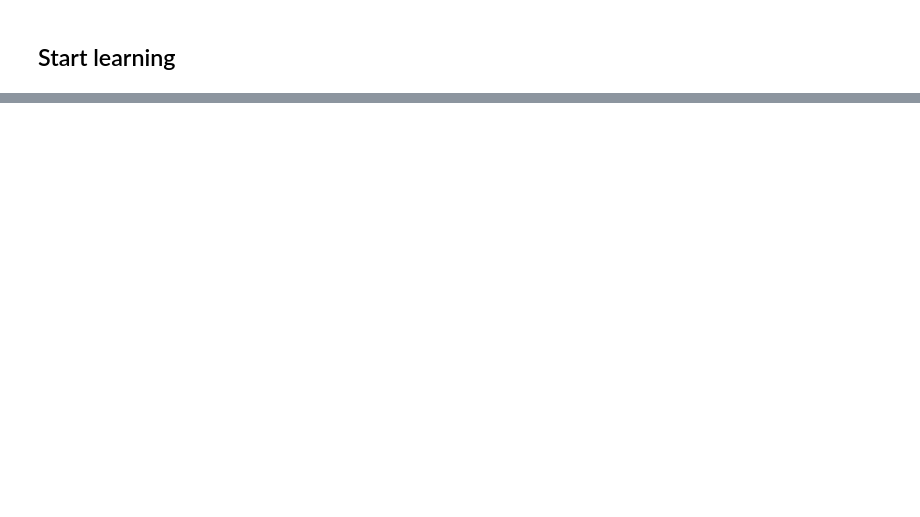
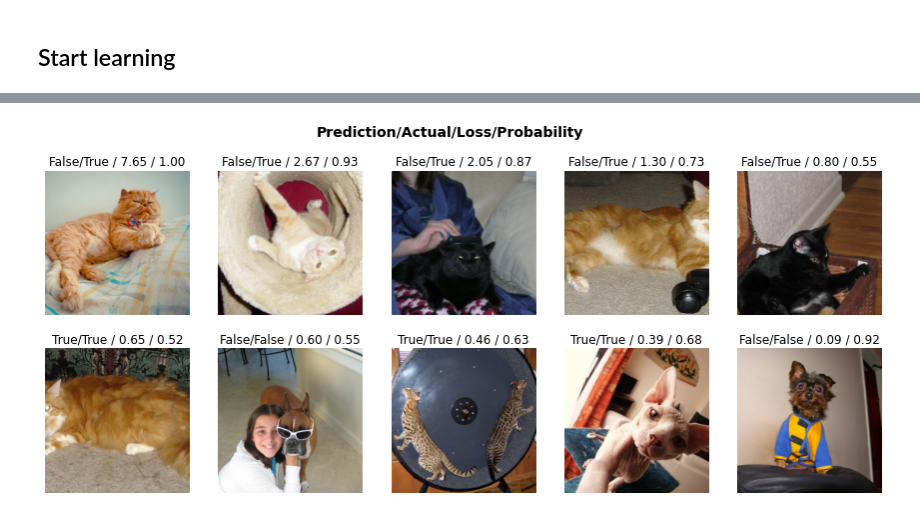
Before and after one commit to alukashenkov/yc-fastai-test, a Jupyter notebook: yc-fastai-test.ipynb, the cells around one changed output, grey strips where cells are left out. Cells and saved outputs as stored; diff of their text form; code cells hidden in the pictures; blank space fills up the shorter version.

```diff
--- a/yc-fastai-test.ipynb
+++ b/yc-fastai-test.ipynb
@@ -42,0 +77,5 @@ learn.fine_tune(10)
+# %%
+#!L
+interp.plot_top_losses(10, nrows=2)
+# %% [output]
+[figure, added]
```
Also changed, not shown: parts of 9 cells of this notebook.
